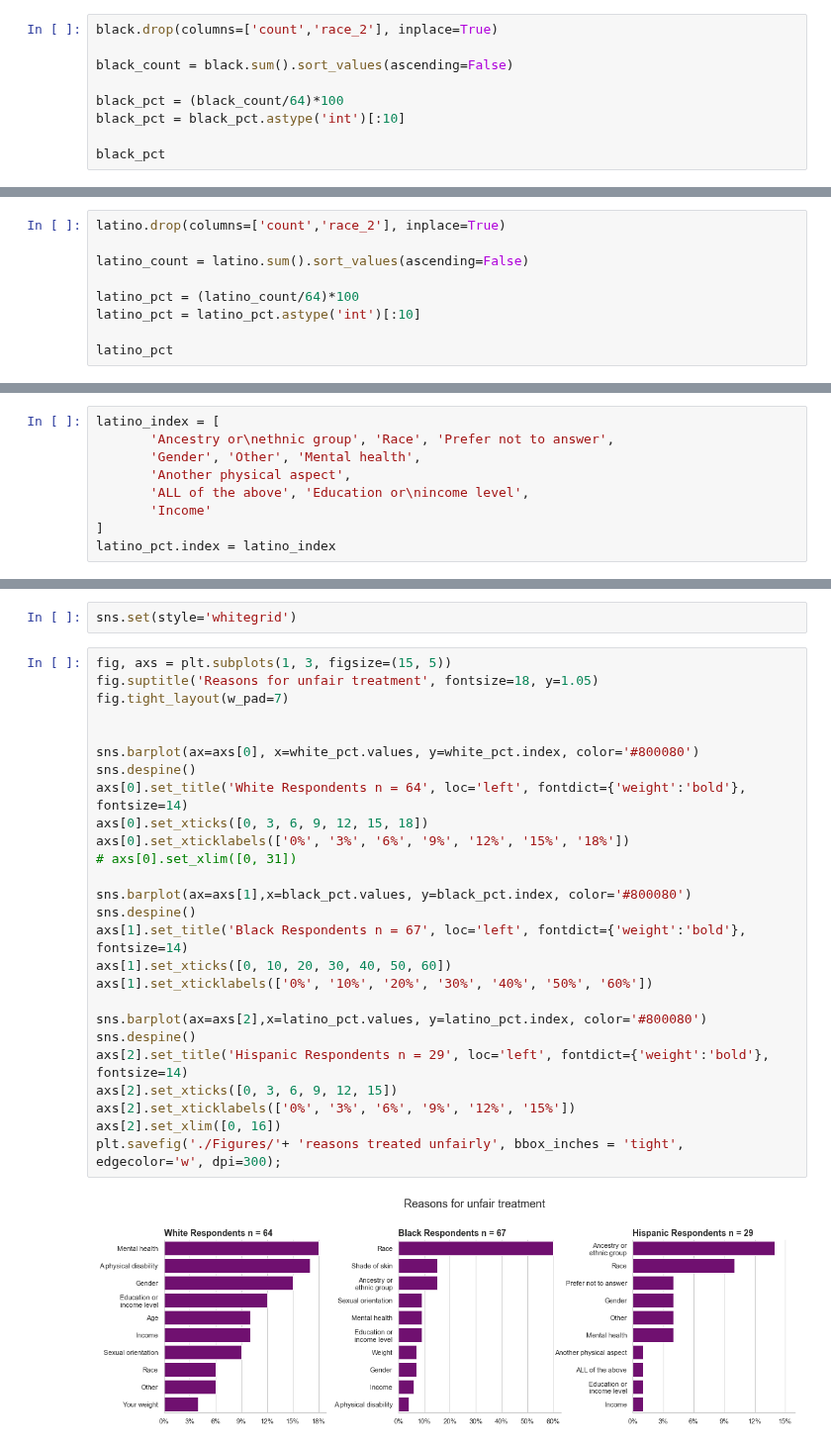
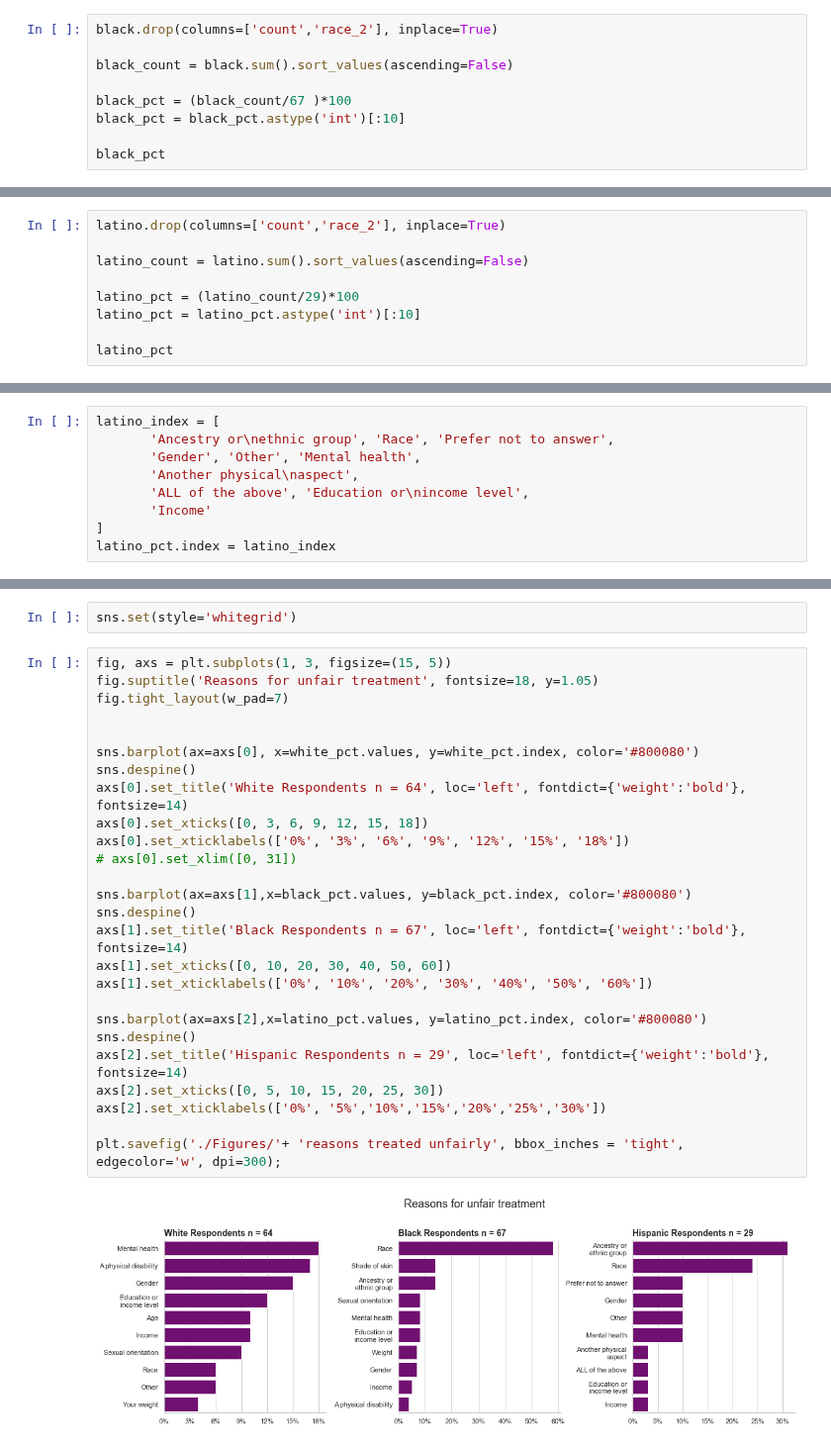
Before and after one commit to Dawn-Chorus-Group/Alameda_QIA, a Jupyter notebook: ARISE wellbeing workbook.ipynb, the cells around one changed output, grey strips where cells are left out. Shown at 99% size. Saved outputs shown, nothing was run; the diff lists cells and outputs as text.

```diff
--- a/ARISE wellbeing workbook.ipynb
+++ b/ARISE wellbeing workbook.ipynb
@@ -819,7 +799,7 @@ black.drop(columns=['count','race_2'], inplace=True)
 
 black_count = black.sum().sort_values(ascending=False)
 
-black_pct = (black_count/64)*100
+black_pct = (black_count/67 )*100
 black_pct = black_pct.astype('int')[:10]
 
 black_pct
@@ -865,7 +845,7 @@ latino.drop(columns=['count','race_2'], inplace=True)
 
 latino_count = latino.sum().sort_values(ascending=False)
 
-latino_pct = (latino_count/64)*100
+latino_pct = (latino_count/29)*100
 latino_pct = latino_pct.astype('int')[:10]
 
 latino_pct
@@ -894,7 +874,7 @@ Index(['Your ancestry or ethnic group', 'Your race', 'Prefer not to answer',
 latino_index = [
        'Ancestry or\nethnic group', 'Race', 'Prefer not to answer',
        'Gender', 'Other', 'Mental health',
-       'Another physical aspect',
+       'Another physical\naspect',
        'ALL of the above', 'Education or\nincome level',
        'Income'
 ]
@@ -906,28 +886,28 @@ sns.set(style='whitegrid')
 # %%
 fig, axs = plt.subplots(1, 3, figsize=(15, 5))
 fig.suptitle('Reasons for unfair treatment', fontsize=18, y=1.05)
 fig.tight_layout(w_pad=7)
 
 
 sns.barplot(ax=axs[0], x=white_pct.values, y=white_pct.index, color='#800080')
 sns.despine()
 axs[0].set_title('White Respondents n = 64', loc='left', fontdict={'weight':'bold'}, fontsize=14)
 axs[0].set_xticks([0, 3, 6, 9, 12, 15, 18])
 axs[0].set_xticklabels(['0%', '3%', '6%', '9%', '12%', '15%', '18%'])
 # axs[0].set_xlim([0, 31])
 
 sns.barplot(ax=axs[1],x=black_pct.values, y=black_pct.index, color='#800080')
 sns.despine()
 axs[1].set_title('Black Respondents n = 67', loc='left', fontdict={'weight':'bold'}, fontsize=14)
 axs[1].set_xticks([0, 10, 20, 30, 40, 50, 60])
 axs[1].set_xticklabels(['0%', '10%', '20%', '30%', '40%', '50%', '60%'])
 
 sns.barplot(ax=axs[2],x=latino_pct.values, y=latino_pct.index, color='#800080')
 sns.despine()
 axs[2].set_title('Hispanic Respondents n = 29', loc='left', fontdict={'weight':'bold'}, fontsize=14)
-axs[2].set_xticks([0, 3, 6, 9, 12, 15])
-axs[2].set_xticklabels(['0%', '3%', '6%', '9%', '12%', '15%'])
-axs[2].set_xlim([0, 16])
+axs[2].set_xticks([0, 5, 10, 15, 20, 25, 30])
+axs[2].set_xticklabels(['0%', '5%','10%','15%','20%','25%','30%'])
+
 plt.savefig('./Figures/'+ 'reasons treated unfairly', bbox_inches = 'tight', edgecolor='w', dpi=300);
 # %% [output]
-[figure, old version]
+[figure, new version]
```
Also changed, not shown: parts of 5 cells of this notebook.
